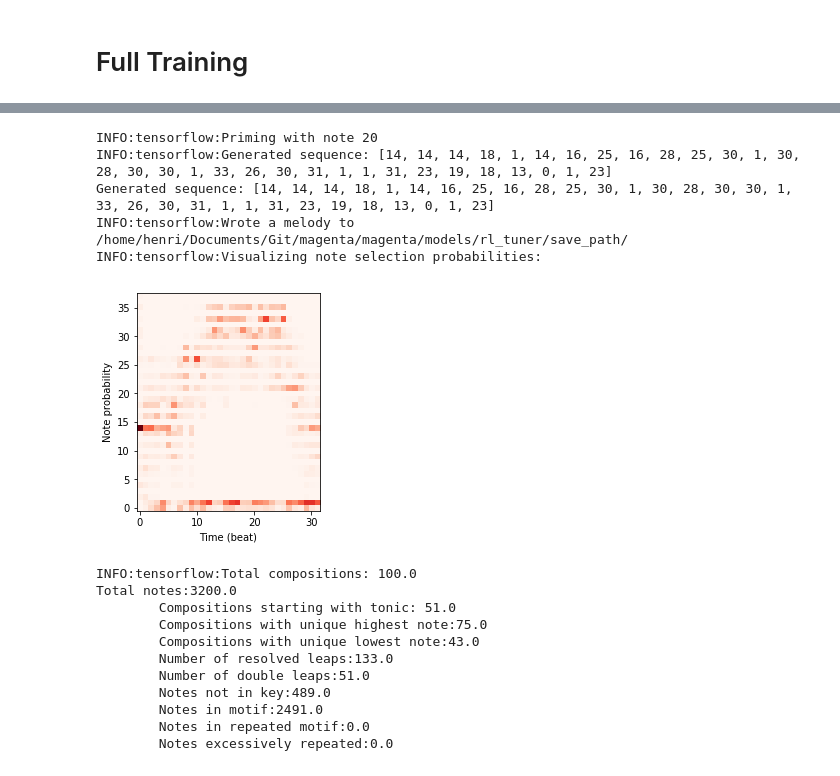
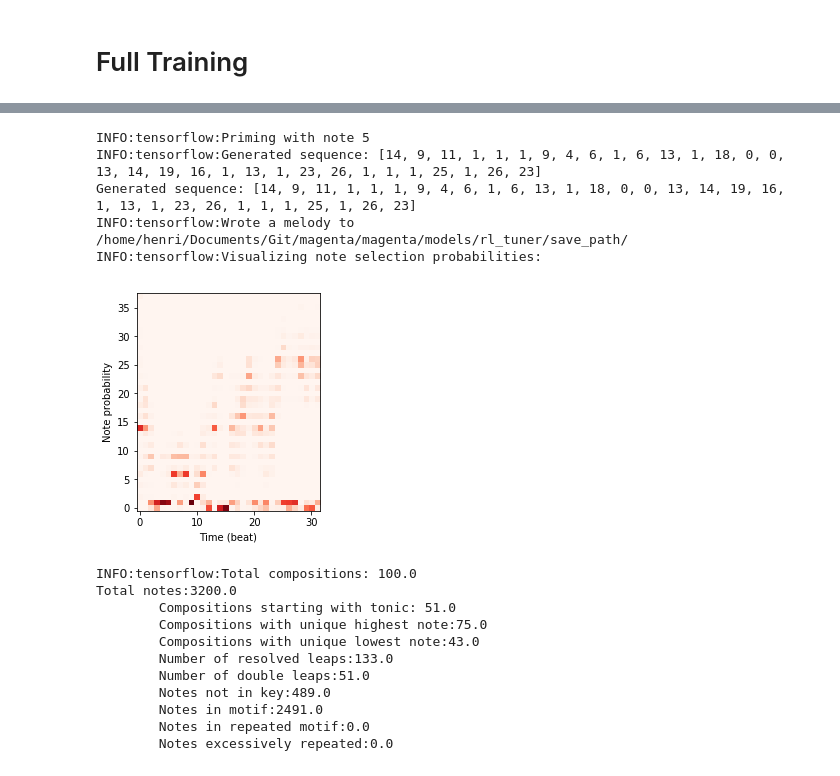
Before and after one commit to herougo/magenta, a Jupyter notebook: magenta/models/rl_tuner/rl_tuner.ipynb, the cells around one changed output, grey strips where cells are left out. Drawn from its saved outputs; the diff is of its cells as text; code cells hidden in the pictures.

```diff
--- a/magenta/models/rl_tuner/rl_tuner.ipynb
+++ b/magenta/models/rl_tuner/rl_tuner.ipynb
@@ -208,14 +208,14 @@ rl_net.plot_rewards()
 # Does not include exploration or random actions.
 #rl_net.plot_evaluation()
 # %%
-rl_net.generate_music_sequence(visualize_probs=True, title='post_rl7-1')
+rl_net.generate_music_sequence(visualize_probs=True, title='post_rl7-5')
 # %% [output]
-INFO:tensorflow:Priming with note 20
-INFO:tensorflow:Generated sequence: [14, 14, 14, 18, 1, 14, 16, 25, 16, 28, 25, 30, 1, 30, 28, 30, 30, 1, 33, 26, 30, 31, 1, 1, 31, 23, 19, 18, 13, 0, 1, 23]
-Generated sequence: [14, 14, 14, 18, 1, 14, 16, 25, 16, 28, 25, 30, 1, 30, 28, 30, 30, 1, 33, 26, 30, 31, 1, 1, 31, 23, 19, 18, 13, 0, 1, 23]
+INFO:tensorflow:Priming with note 5
+INFO:tensorflow:Generated sequence: [14, 9, 11, 1, 1, 1, 9, 4, 6, 1, 6, 13, 1, 18, 0, 0, 13, 14, 19, 16, 1, 13, 1, 23, 26, 1, 1, 1, 25, 1, 26, 23]
+Generated sequence: [14, 9, 11, 1, 1, 1, 9, 4, 6, 1, 6, 13, 1, 18, 0, 0, 13, 14, 19, 16, 1, 13, 1, 23, 26, 1, 1, 1, 25, 1, 26, 23]
 INFO:tensorflow:Wrote a melody to /home/henri/Documents/Git/magenta/magenta/models/rl_tuner/save_path/
 INFO:tensorflow:Visualizing note selection probabilities:
-[figure, old version]
+[figure, new version]
 # %%
 # If you're happy with the model, save a version!
 rl_net.save_model(SAVE_PATH, 'their_model')
```
Also changed, not shown: parts of 7 cells of this notebook, 6 other files.
